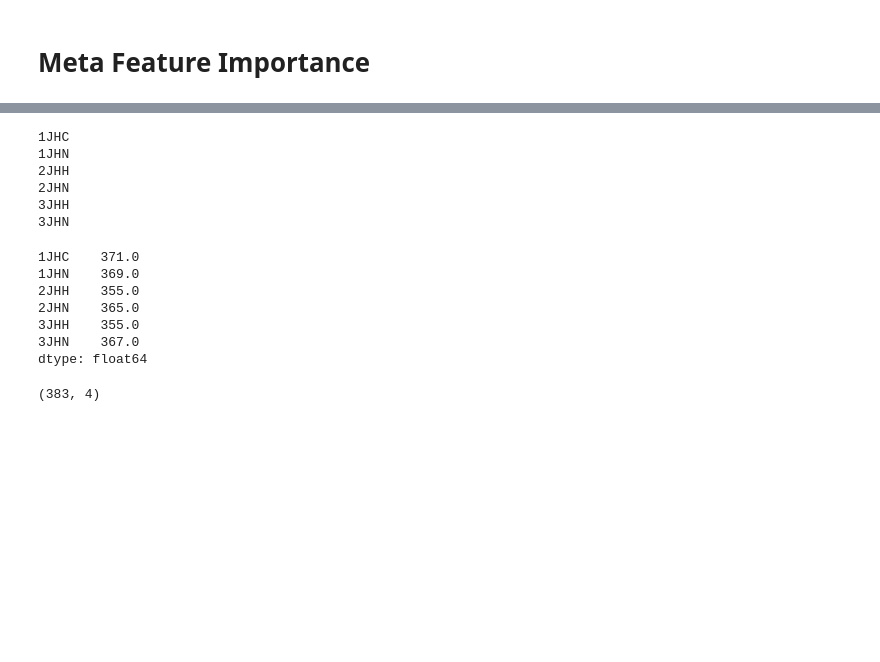
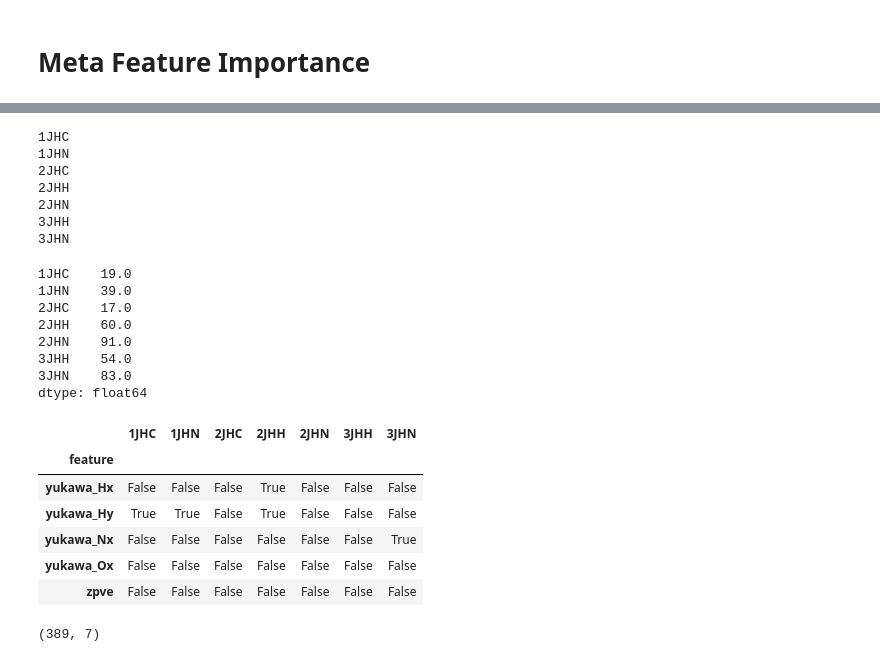
Before and after one commit to RobMulla/kaggle-champs-2019, a Jupyter notebook: notebooks/FI_ANALYSIS-M049.ipynb, the cells around one changed output, grey strips where cells are left out. Cells and saved outputs as stored; diff of their text form; code cells hidden in the pictures; blank space fills up the shorter version.

```diff
--- a/notebooks/FI_ANALYSIS-M049.ipynb
+++ b/notebooks/FI_ANALYSIS-M049.ipynb
@@ -102,10 +116,11 @@ use_feats_meta = pd.DataFrame()
 for i, d in fi_meta.groupby('type'):
     print(i)
     d2 = d.groupby('feature')[['importance']].max()
-    use_feats_meta[i] = d2['importance'] > 0.001
+    use_feats_meta[i] = d2['importance'] >= d['importance'].mean() - 0.001
 # %% [output]
 1JHC
 1JHN
+2JHC
 2JHH
 2JHN
 3JHH
@@ -113,17 +128,28 @@ for i, d in fi_meta.groupby('type'):
 # %%
 use_feats_meta.sum()
 # %% [output]
-1JHC    371.0
-1JHN    369.0
-2JHH    355.0
-2JHN    365.0
-3JHH    355.0
-3JHN    367.0
+1JHC    19.0
+1JHN    39.0
+2JHC    17.0
+2JHH    60.0
+2JHN    91.0
+3JHH    54.0
+3JHN    83.0
 dtype: float64
+# %%
+use_feats_meta.tail()
+# %% [output]
+|  | 1JHC | 1JHN | 2JHC | 2JHH | 2JHN | 3JHH | 3JHN |
+| feature |  |  |  |  |  |  |  |
+| yukawa_Hx | False | False | False | True | False | False | False |
+| yukawa_Hy | True | True | False | True | False | False | False |
+| yukawa_Nx | False | False | False | False | False | False | True |
+| yukawa_Ox | False | False | False | False | False | False | False |
+| zpve | False | False | False | False | False | False | False |
 # %%
 use_feats_meta.shape
 # %% [output]
-(383, 4)
+(389, 7)
 # %%
 use_feats.sum()
 # %% [output]
```
Also changed, not shown: parts of 9 cells of this notebook, 14 other files.
